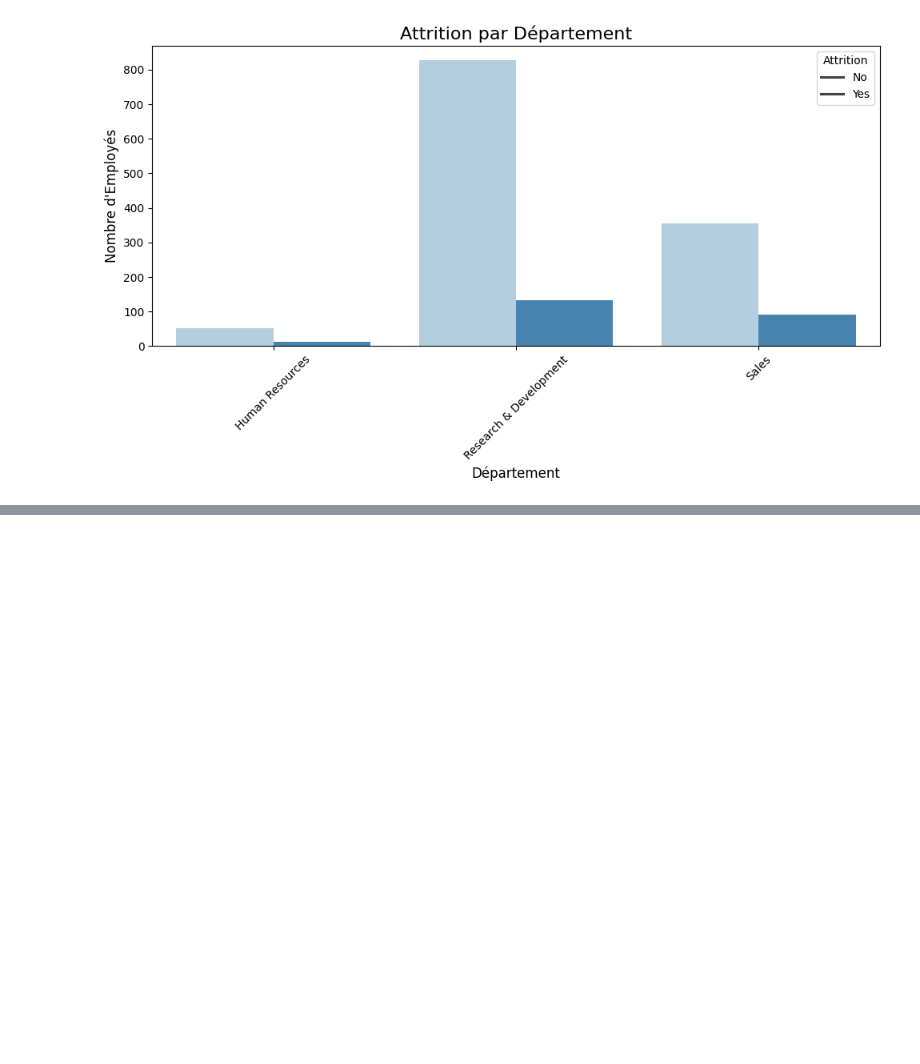
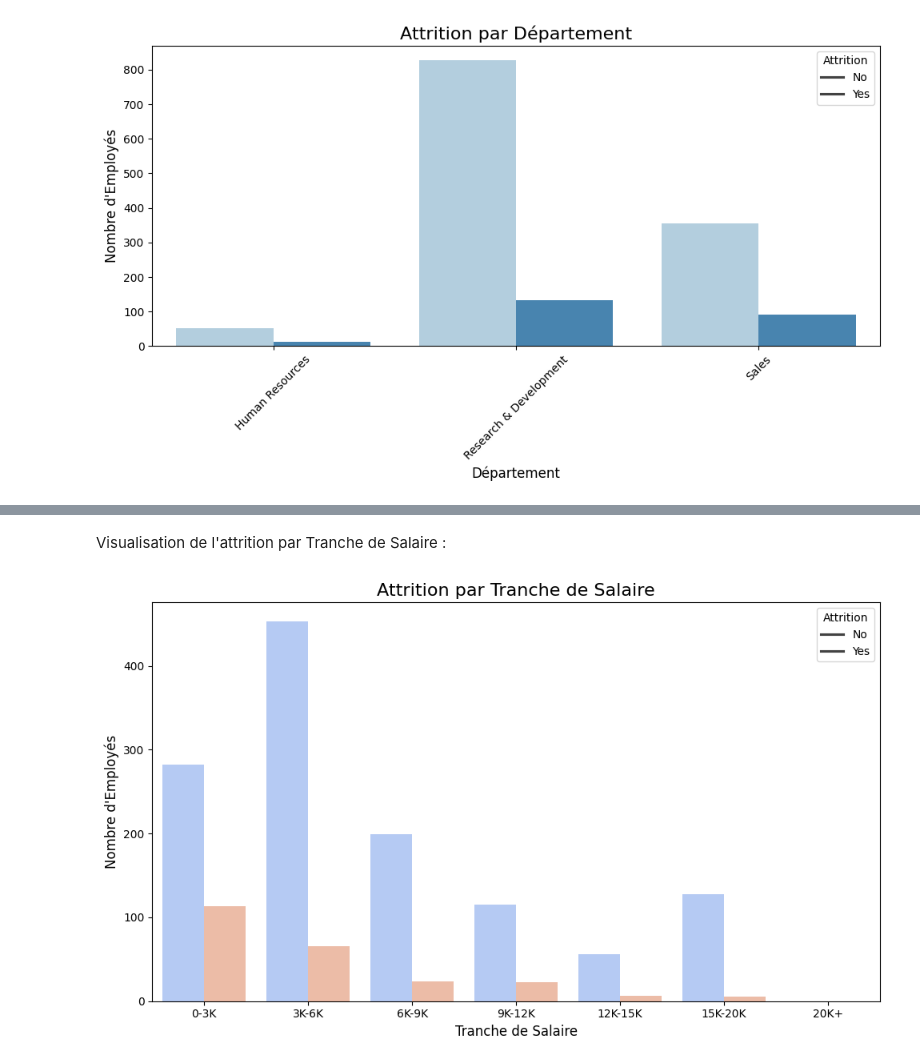
Before and after one commit to hafs96/Prediction_Consommation-de-carburant, a Jupyter notebook: ZIAN_Hafsa_Project2.ipynb, the cells around one changed output, grey strips where cells are left out. Drawn from its saved outputs; the diff is of its cells as text; code cells hidden in the pictures; blank space fills up the shorter version.

```diff
--- a/ZIAN_Hafsa_Project2.ipynb
+++ b/ZIAN_Hafsa_Project2.ipynb
@@ -224,0 +228,31 @@ plt.show()
+# %% [markdown]
+Visualisation de l'attrition par Tranche de Salaire :
+# %%
+import pandas as pd
+import seaborn as sns
+import matplotlib.pyplot as plt
+
+df = pd.read_csv('donnees_projet2.csv')
+
+df['Attrition'] = df['Attrition'].map({'No': 0, 'Yes': 1})
+
+bins = [0, 3000, 6000, 9000, 12000, 15000, 20000, 25000]
+labels = ['0-3K', '3K-6K', '6K-9K', '9K-12K', '12K-15K', '15K-20K', '20K+']
+df['SalaryRange'] = pd.cut(df['MonthlyIncome'], bins=bins, labels=labels, right=False)
+
+attrition_by_salary = df.groupby(['SalaryRange', 'Attrition']).size().reset_index(name='Count')
+
+
+plt.figure(figsize=(10, 6))
+sns.barplot(data=attrition_by_salary, x='SalaryRange', y='Count', hue='Attrition', palette="coolwarm")
+
+plt.title("Attrition par Tranche de Salaire", fontsize=16)
+plt.xlabel("Tranche de Salaire", fontsize=12)
+plt.ylabel("Nombre d'Employés", fontsize=12)
+plt.legend(title='Attrition', labels=['No', 'Yes'])
+
+
+plt.tight_layout()
+plt.show()
+# %% [output]
+[figure, added]
```
Also changed, not shown: parts of 30 cells of this notebook.
